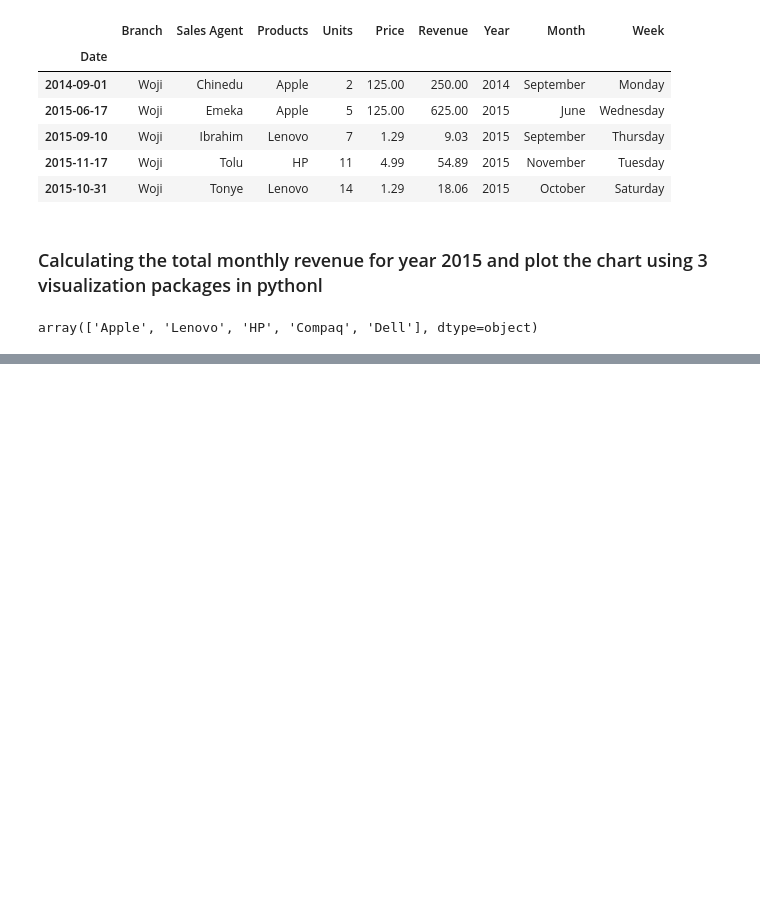
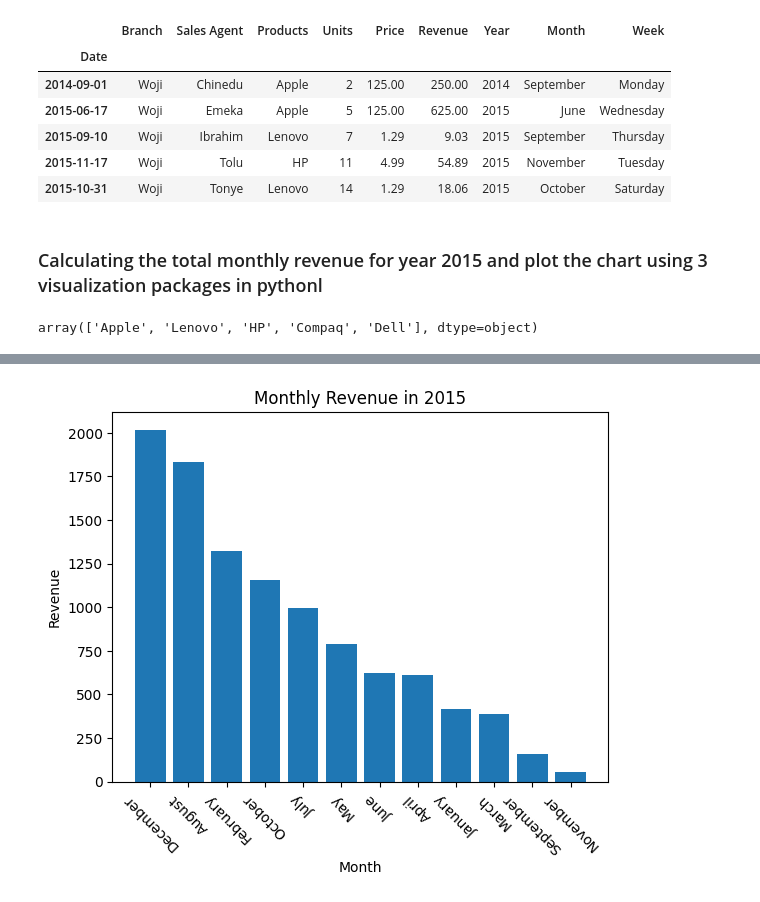
Before and after one commit to KudoroEsther/Files-Data_Analysis-, a Jupyter notebook: Task14/Task_14.ipynb, the cells around one changed output, grey strips where cells are left out. Cells and saved outputs as stored; diff of their text form; code cells hidden in the pictures; blank space fills up the shorter version.

```diff
--- a/Task14/Task_14.ipynb
+++ b/Task14/Task_14.ipynb
@@ -155,0 +193,15 @@ sales_2015
+# %%
+#Using matplotlib
+#this prints out a bar chart with revenue on the y axis and values on x axis
+plt.bar(total_monthly_revenue.index, total_monthly_revenue.values)
+plt.xlabel("Month")
+plt.ylabel("Revenue")
+plt.title("Monthly Revenue in 2015")
+
+#this refers the angle at the x lable is being diplayed
+plt.xticks(rotation =135)
+
+#this displays just the chart
+plt.show()
+# %% [output]
+[figure, added]
```
Also changed, not shown: parts of 7 cells of this notebook.
